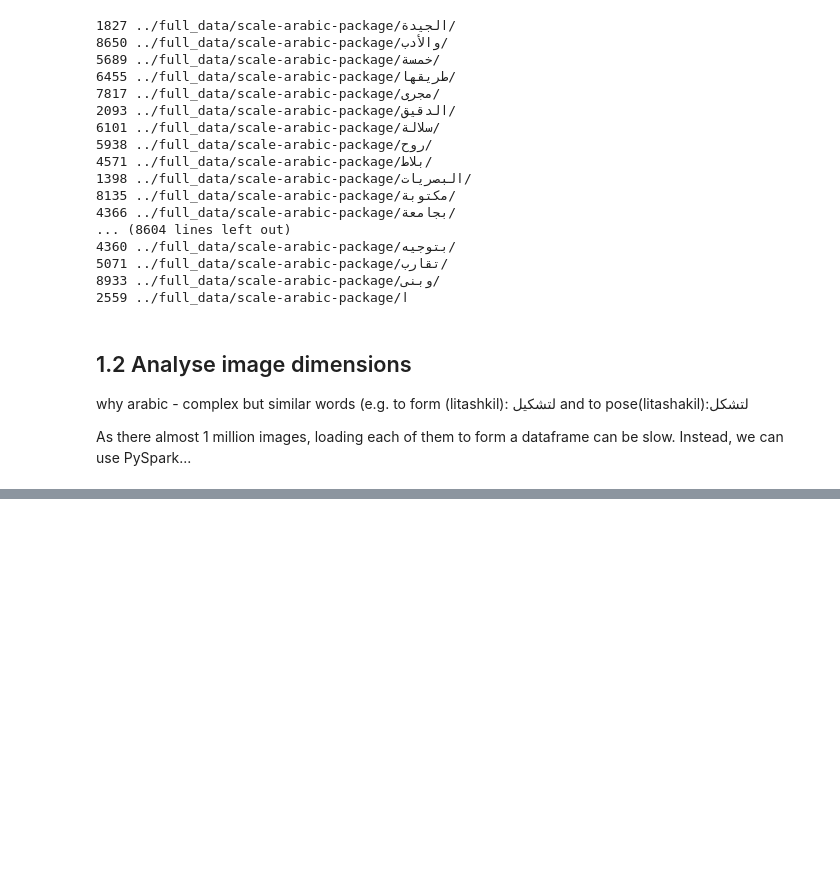
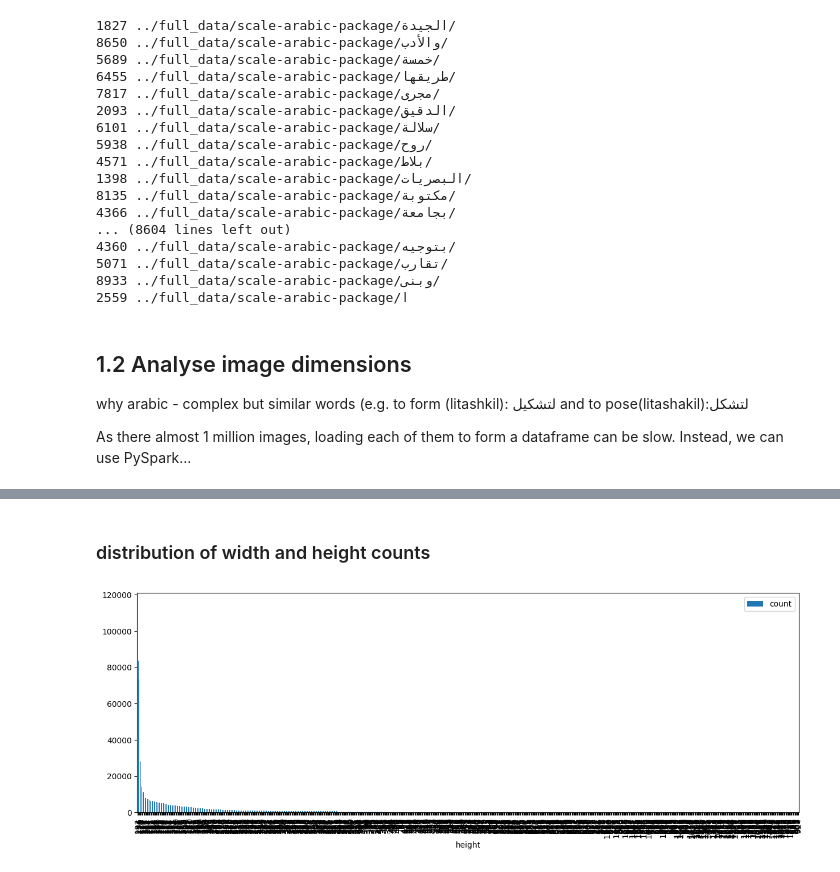
Before and after one commit to mnoor-ds/Sem2_CA1_Data, a Jupyter notebook: notebook/00_preprocess.ipynb, the cells around one changed output, grey strips where cells are left out. Saved outputs shown, nothing was run; the diff lists cells and outputs as text; code cells hidden in the pictures; blank space fills up the shorter version.

```diff
--- a/notebook/00_preprocess.ipynb
+++ b/notebook/00_preprocess.ipynb
@@ -124,0 +193,12 @@ Py4JJavaError: An error occurred while calling o31.load.
+# %%
+# read in the paths and then use the map function to obtain a single list of tuples
+# containing the image dimensions
+sc_full_paths = sc.textFile('full_paths.csv', minPartitions=partitions)
+rdd = sc_full_paths.map(readchunk) # don't use flatMap as it will flatten the resulting list
+# %%
+# create a dataframe out of the list and rename the columns accordingly
+rdd_spark = spark.createDataFrame(rdd)
+
+print('before:', rdd_spark.columns)
+rdd_spark = rdd_spark.withColumnRenamed('_1', 'width').withColumnRenamed('_2', 'height')
+print('after:', rdd_spark.columns)
@@ -124,0 +208,8 @@ Py4JJavaError: An error occurred while calling o31.load.
+# %%
+# convert the spark.sql dataframe to a pandas dataframe,
+# as the amount of data should be significantly smaller.
+rdd_df = rdd_spark.toPandas()
+rdd_df.info()
+
+# write out the results to disk for backup
+rdd_df.to_parquet('rdd_df_full.pq', index=False)
@@ -124,0 +238,5 @@ Py4JJavaError: An error occurred while calling o31.load.
+# %%
+# calculate the frequency of height values
+height_counts = rdd_df['height'].value_counts().reset_index()
+height_counts.rename(columns={'index': 'height', 'height': 'count'}, inplace=True)
+height_counts.head(5)
@@ -124,0 +262,8 @@ Py4JJavaError: An error occurred while calling o31.load.
+# %% [markdown]
+### distribution of width and height counts
+# %%
+height_counts.plot(x='height', y='count', kind='bar', figsize=(15,5));
+
+# we can see that there is a pareto-like appearance, so let's zoom into the first 20
+# %% [output]
+[figure, added]
```
Also changed, not shown: parts of 24 cells of this notebook, 5 other files.
